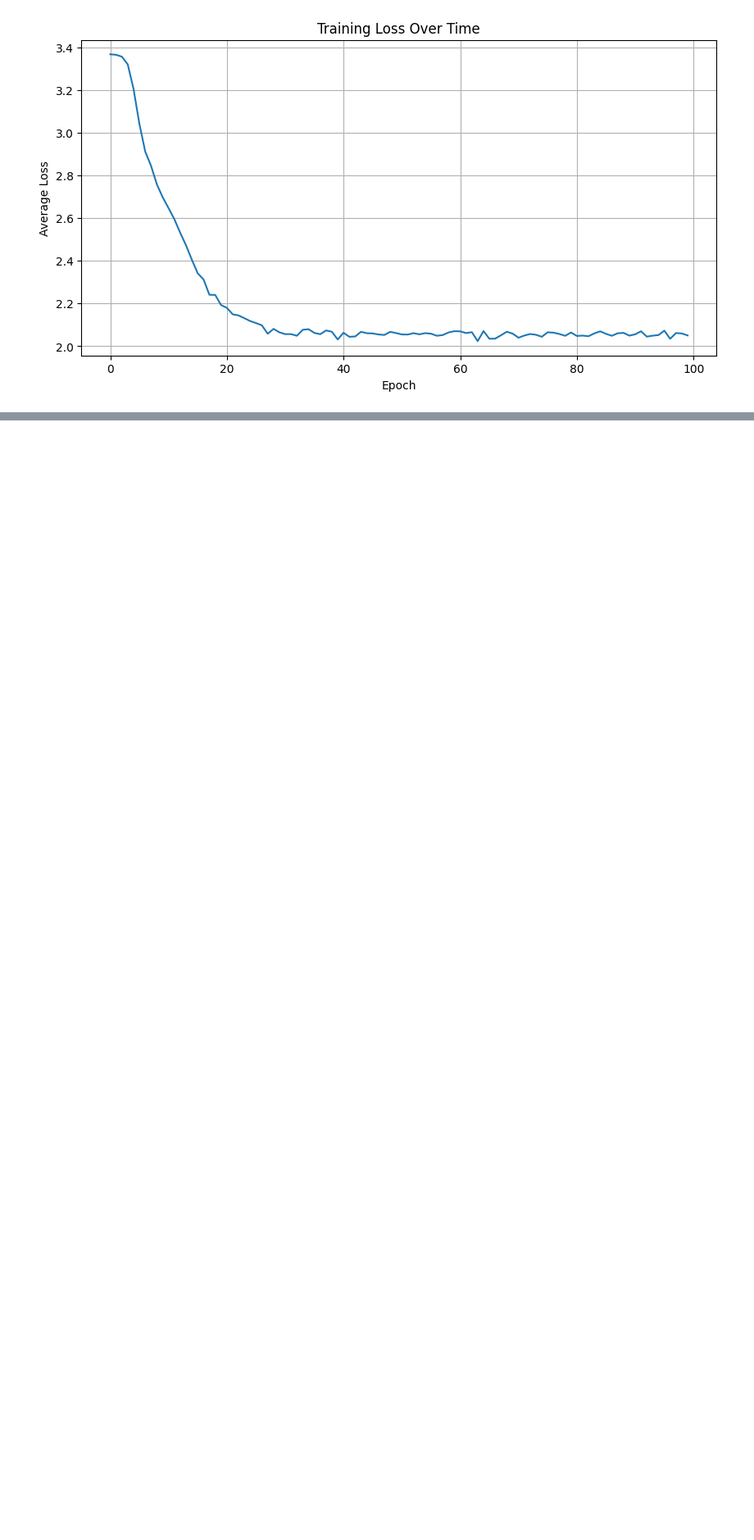
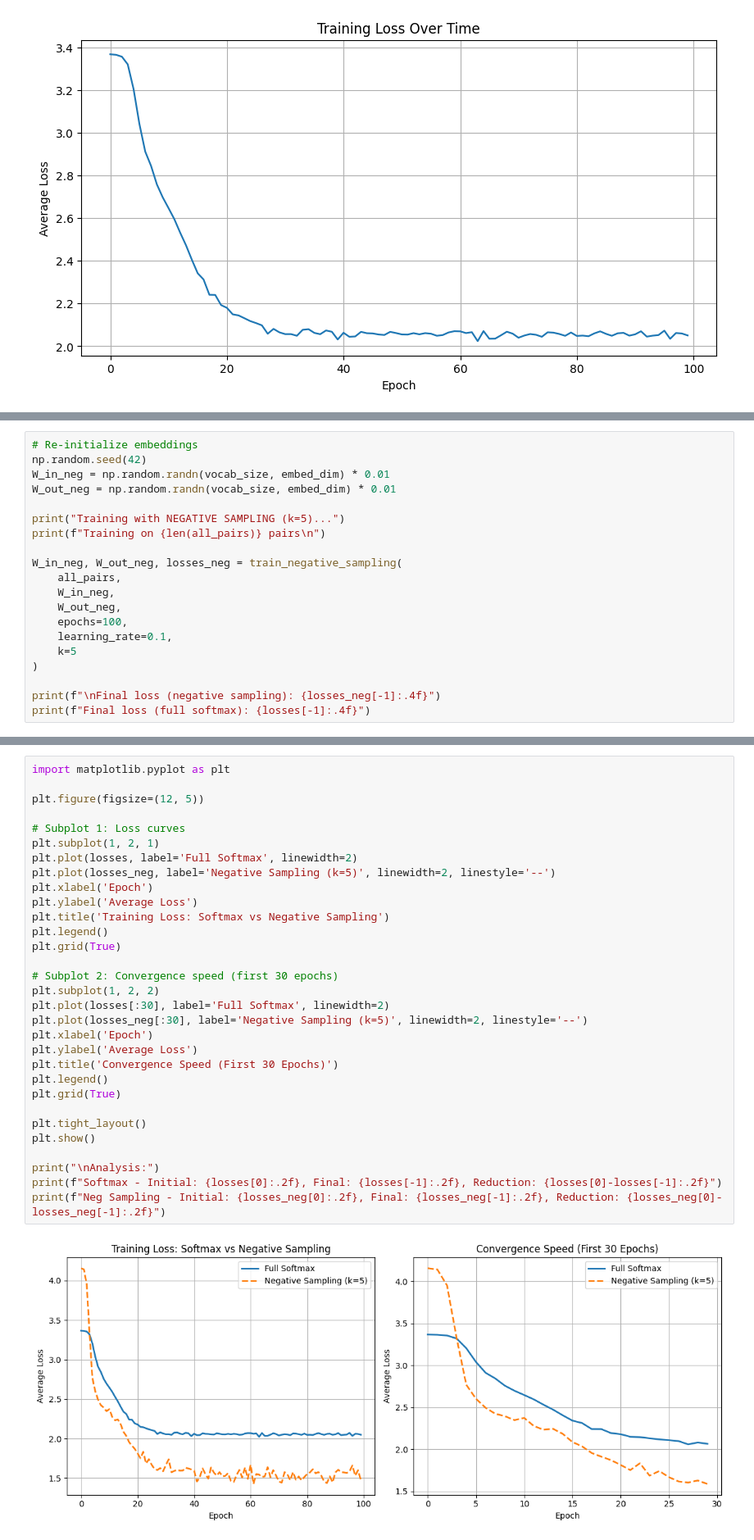
Before and after one commit to dejan3dejan/word2vec-numpy, a Jupyter notebook: notebooks/01-skip-gram-from-scratch.ipynb, the cells around one changed output, grey strips where cells are left out. Shown at 82% size. Drawn from its saved outputs; the diff is of its cells as text; blank space fills up the shorter version.

Commit message:
feat: implemented negative sampling

```diff
--- a/notebooks/01-skip-gram-from-scratch.ipynb
+++ b/notebooks/01-skip-gram-from-scratch.ipynb
@@ -532,0 +763,20 @@ plt.show()
+# %%
+# Re-initialize embeddings
+np.random.seed(42)
+W_in_neg = np.random.randn(vocab_size, embed_dim) * 0.01
+W_out_neg = np.random.randn(vocab_size, embed_dim) * 0.01
+
+print("Training with NEGATIVE SAMPLING (k=5)...")
+print(f"Training on {len(all_pairs)} pairs\n")
+
+W_in_neg, W_out_neg, losses_neg = train_negative_sampling(
+    all_pairs,
+    W_in_neg,
+    W_out_neg,
+    epochs=100,
+    learning_rate=0.1,
+    k=5
+)
+
+print(f"\nFinal loss (negative sampling): {losses_neg[-1]:.4f}")
+print(f"Final loss (full softmax): {losses[-1]:.4f}")
@@ -532,0 +800,33 @@ plt.show()
+# %%
+import matplotlib.pyplot as plt
+
+plt.figure(figsize=(12, 5))
+
+# Subplot 1: Loss curves
+plt.subplot(1, 2, 1)
+plt.plot(losses, label='Full Softmax', linewidth=2)
+plt.plot(losses_neg, label='Negative Sampling (k=5)', linewidth=2, linestyle='--')
+plt.xlabel('Epoch')
+plt.ylabel('Average Loss')
+plt.title('Training Loss: Softmax vs Negative Sampling')
+plt.legend()
+plt.grid(True)
+
+# Subplot 2: Convergence speed (first 30 epochs)
+plt.subplot(1, 2, 2)
+plt.plot(losses[:30], label='Full Softmax', linewidth=2)
+plt.plot(losses_neg[:30], label='Negative Sampling (k=5)', linewidth=2, linestyle='--')
+plt.xlabel('Epoch')
+plt.ylabel('Average Loss')
+plt.title('Convergence Speed (First 30 Epochs)')
+plt.legend()
+plt.grid(True)
+
+plt.tight_layout()
+plt.show()
+
+print("\nAnalysis:")
+print(f"Softmax - Initial: {losses[0]:.2f}, Final: {losses[-1]:.2f}, Reduction: {losses[0]-losses[-1]:.2f}")
+print(f"Neg Sampling - Initial: {losses_neg[0]:.2f}, Final: {losses_neg[-1]:.2f}, Reduction: {losses_neg[0]-losses_neg[-1]:.2f}")
+# %% [output]
+[figure, added]
```
Also changed, not shown: parts of 13 cells of this notebook.
